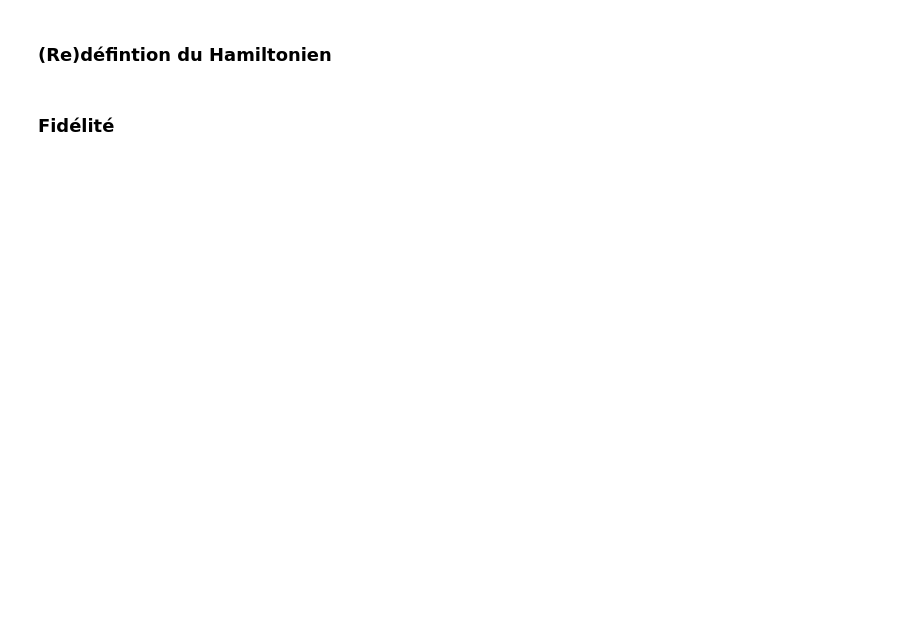
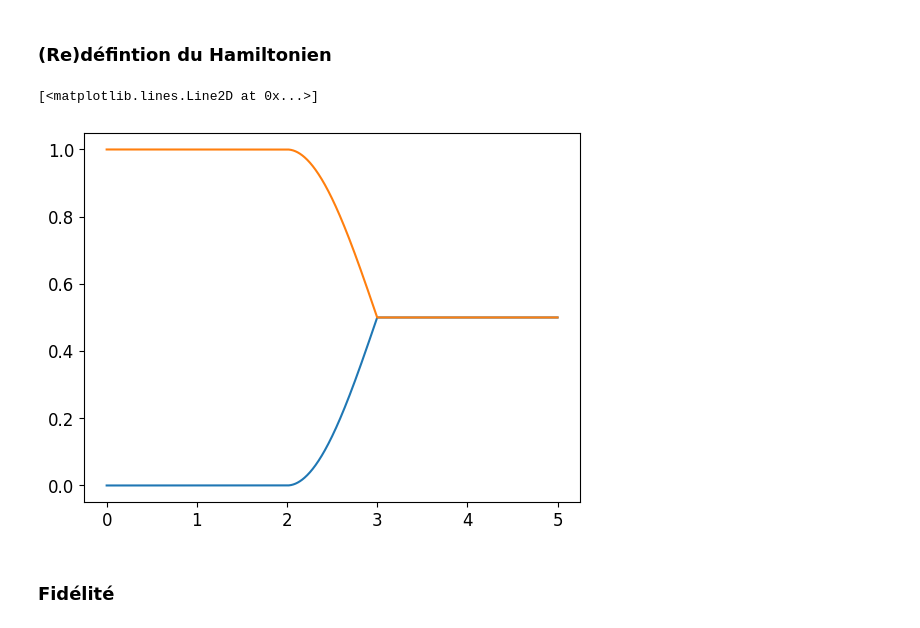
Before and after one commit to AmdaU/Charge_PHQ434_A23, a Jupyter notebook: 21_septembre.ipynb, the cells around one changed output. Saved outputs shown, nothing was run; the diff lists cells and outputs as text; code cells hidden in the pictures; blank space fills up the shorter version.

```diff
--- a/21_septembre.ipynb
+++ b/21_septembre.ipynb
@@ -101,7 +162,7 @@ plt.show()
 ### (Re)défintion du Hamiltonien
 # %%
 # difference en fréquence entre les transitions |g> -> |e> et |e> -> |f>
-anharmonicite = -0.05
+anharmonicite = 100
 
 # décalage spectral entre la pompe et la transition |g> -> |e>
 delta = 0.0
@@ -117,10 +178,14 @@ def H(t, args):
     """ Fonction permettant de calculer le Hamiltonien à chaque temps t. """
     return H0 + enveloppe(t)*Hint
 # %%
-result = mesolve(hamiltonian_t, etat3_g, time, [],[], args=[rect_enveloppe], options=Options(max_step=mesolve_max_step))
+result = mesolve(H, etat3_g, t,[], args=[rect_enveloppe], options=Options(max_step=mesolve_max_step))
 
 
-plt.plot(t, except(ee3, result.states))
+plt.plot(t, expect(ee3, result.states))
+plt.plot(t, expect(gg3, result.states))
+# %% [output]
+[<matplotlib.lines.Line2D at 0x...>]
+[figure, added]
 # %% [markdown]
 ### Fidélité
 # %%
```
Also changed, not shown: parts of 10 cells of this notebook.
